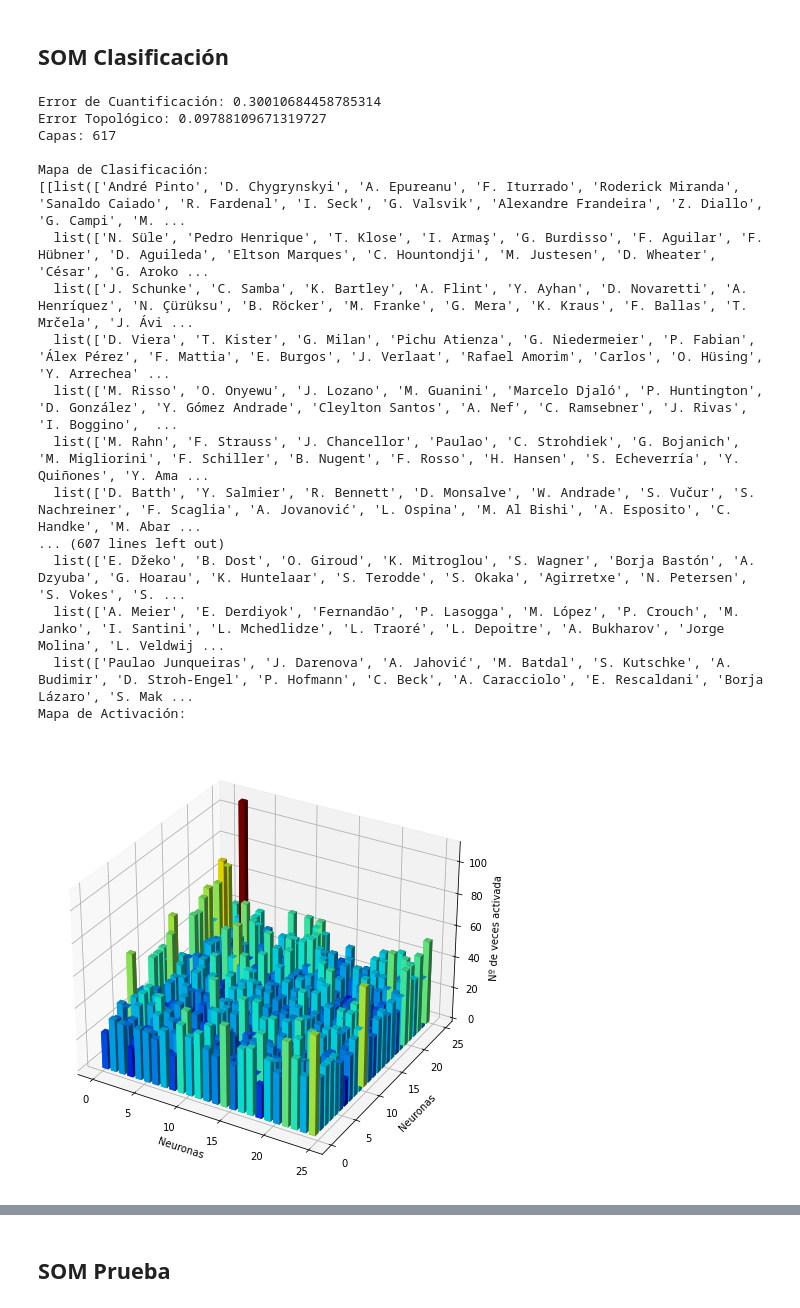
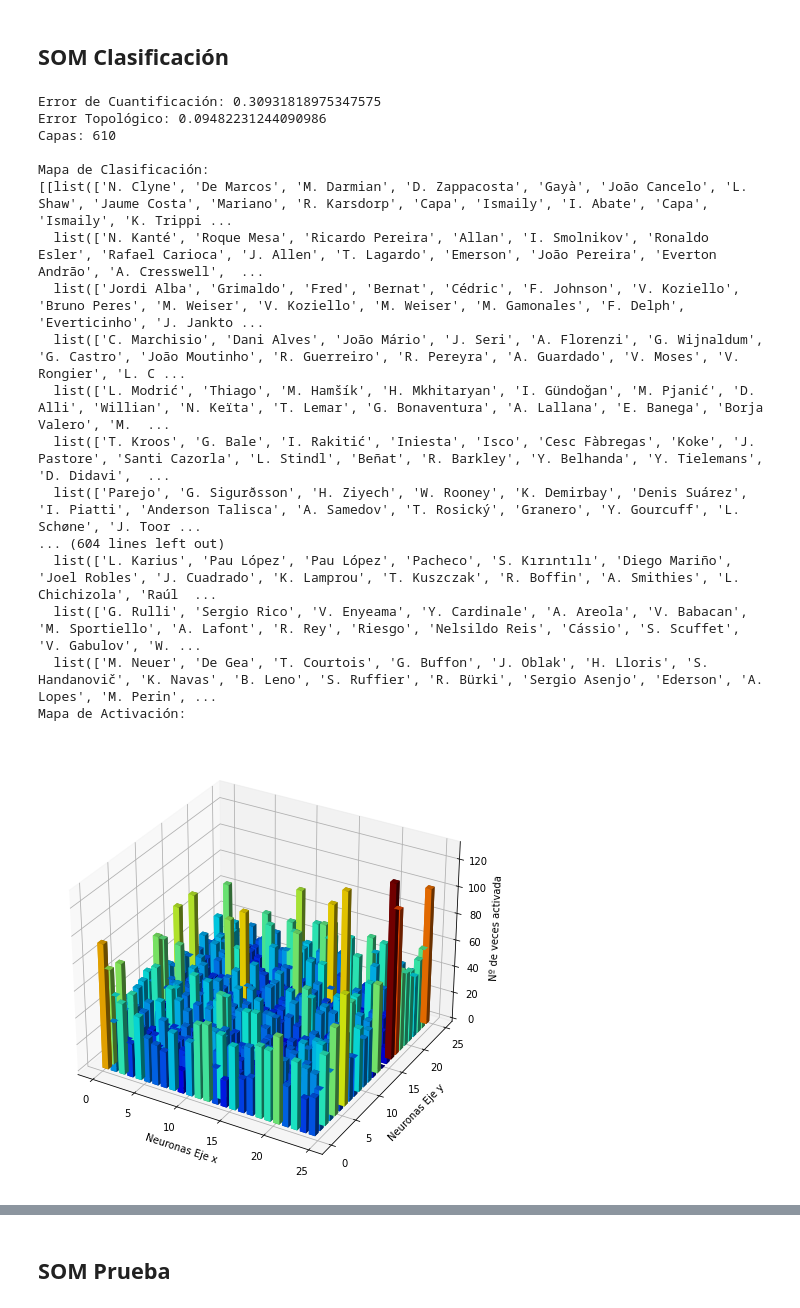
Before and after one commit to marcos261099/Practica1IA2, a Jupyter notebook: p2/L1P2-SOM_jugadores-resultado.ipynb, the cells around one changed output, grey strips where cells are left out. Drawn from its saved outputs; the diff is of its cells as text; code cells hidden in the pictures.

```diff
--- a/p2/L1P2-SOM_jugadores-resultado.ipynb
+++ b/p2/L1P2-SOM_jugadores-resultado.ipynb
@@ -16,9 +16,9 @@ np.random.seed(100)
 # %% [markdown]
 #### Dataset que se va a utilizar para el entrenamiento
 # %%
-DataFrame=pd.read_csv('Jugadores_Característica.csv',low_memory=False)
-IDs=DataFrame.ID.tolist()
-DataFrame=DataFrame.drop(columns=['Unnamed: 0',"ID"])
+DataFrameOrg=pd.read_csv('Jugadores_Característica.csv',low_memory=False)
+IDs=DataFrameOrg.ID.tolist()
+DataFrame=DataFrameOrg.drop(columns=['Unnamed: 0',"ID"])
 datos=DataFrame.to_numpy()
 
 for index,x in enumerate(datos):
@@ -31,5 +31,5 @@ datos = datos.astype(np.float)
 DataFrameDatosPersonales=pd.read_csv('Jugadores_DatosPersonales.csv')
 DataFrameDatosPosiciones=pd.read_csv('Jugadores_Posiciones.csv')
 #DataFrame.iloc[16955] #sale que tiene 116 de stamina eso es posible???
-datos.shape
+datos
 # %% [output]
@@ -40,8 +46,8 @@ datos.shape
 # %%
 # Inicializa tamaño del mapa de Kohonen, número de iteraciones y learning rate
 # Inicializa normalizar_datos dependiendo de si tienes que normalizar los datos o no
-lado_mapa = 25 #25*25 =625, tendremos 900 neuronas
-periodo = 100000 # las veces que se repite
+lado_mapa = 25 #25*25 =625, tendremos 625 neuronas
+periodo = 25000 # las veces que se repite
 learning_rate =  0.5 # cuanto se desplaza la neurona
 normalizar_datos = True #normalizamos los datos
 # %% [markdown]
@@ -150,8 +156,8 @@ def histograma3D(datos):
     z_data=cordenadas eje z
     '''
 
-    x_data = x_data.T.flatten()
-    y_data = y_data.T.flatten()
+    x_data = x_data.flatten()
+    y_data = y_data.flatten()
     z_data = datos.flatten()
 
     colors = plt.cm.jet(z_data/float(datos.max())) # se crea una  matrix Lado*lado ,4 ; el 4 es porque esta en formato rgba
@@ -162,8 +168,8 @@ def histograma3D(datos):
     ax.bar3d( x_data,y_data,np.zeros(len(z_data)),0.7, 0.7, z_data, color=colors)
     # Los dos valores numericos, representan el grosor de la barra, el primero respecto al eje x y el otro respecto al z
 
-    ax.set_xlabel('Neuronas')
-    ax.set_ylabel('Neuronas')
+    ax.set_xlabel('Neuronas Eje x')
+    ax.set_ylabel('Neuronas Eje y')
     ax.set_zlabel('Nº de veces activada')
     plt.show()
 # %% [markdown]
@@ -215,7 +221,7 @@ Iteración: 100000
 ## SOM Clasificación
 # %%
 # Clasifica los patrones de entrenamiento con la matriz de pesos recién entrenada
-def clasificacion(datos,num_datos):
+def clasificacion(datos,num_datos,IDs):
     Mapa_Clasificacion =np.zeros((lado_mapa,lado_mapa),dtype=object) #guarda en cada neurona el último patrón clasificado.
     Mapa_Activacion =np.zeros((lado_mapa,lado_mapa)) #guarda el número de patrones reconocido por cada neurona
     Mapa_Distancias =np.zeros((lado_mapa,lado_mapa)) #guarda la distancia media de todos los patrones de la clase con su vector de pesos
@@ -266,25 +272,25 @@ def clasificacion(datos,num_datos):
     print("\n\nMapa de Distancias:\n\n"+ str(Mapa_Distancias))
     return Mapa_Clasificacion,Mapa_Activacion
 # %%
-Mapa_Clasificacion,Mapa_Activacion=clasificacion(datos,num_datos)
+Mapa_Clasificacion,Mapa_Activacion=clasificacion(datos,num_datos,IDs)
 # %% [output]
-Error de Cuantificación: 0.30010684458785314
-Error Topológico: 0.09788109671319727
-Capas: 617
+Error de Cuantificación: 0.30931818975347575
+Error Topológico: 0.09482231244090986
+Capas: 610
 
 Mapa de Clasificación:
-[[list(['André Pinto', 'D. Chygrynskyi', 'A. Epureanu', 'F. Iturrado', 'Roderick Miranda', 'Sanaldo Caiado', 'R. Fardenal', 'I. Seck', 'G. Valsvik', 'Alexandre Frandeira', 'Z. Diallo', 'G. Campi', 'M. ...
-  list(['N. Süle', 'Pedro Henrique', 'T. Klose', 'I. Armaş', 'G. Burdisso', 'F. Aguilar', 'F. Hübner', 'D. Aguileda', 'Eltson Marques', 'C. Hountondji', 'M. Justesen', 'D. Wheater', 'César', 'G. Aroko ...
-  list(['J. Schunke', 'C. Samba', 'K. Bartley', 'A. Flint', 'Y. Ayhan', 'D. Novaretti', 'A. Henríquez', 'N. Çürüksu', 'B. Röcker', 'M. Franke', 'G. Mera', 'K. Kraus', 'F. Ballas', 'T. Mrčela', 'J. Ávi ...
-  list(['D. Viera', 'T. Kister', 'G. Milan', 'Pichu Atienza', 'G. Niedermeier', 'P. Fabian', 'Álex Pérez', 'F. Mattia', 'E. Burgos', 'J. Verlaat', 'Rafael Amorim', 'Carlos', 'O. Hüsing', 'Y. Arrechea' ...
-  list(['M. Risso', 'O. Onyewu', 'J. Lozano', 'M. Guanini', 'Marcelo Djaló', 'P. Huntington', 'D. González', 'Y. Gómez Andrade', 'Cleylton Santos', 'A. Nef', 'C. Ramsebner', 'J. Rivas', 'I. Boggino',  ...
-  list(['M. Rahn', 'F. Strauss', 'J. Chancellor', 'Paulao', 'C. Strohdiek', 'G. Bojanich', 'M. Migliorini', 'F. Schiller', 'B. Nugent', 'F. Rosso', 'H. Hansen', 'S. Echeverría', 'Y. Quiñones', 'Y. Ama ...
-  list(['D. Batth', 'Y. Salmier', 'R. Bennett', 'D. Monsalve', 'W. Andrade', 'S. Vučur', 'S. Nachreiner', 'F. Scaglia', 'A. Jovanović', 'L. Ospina', 'M. Al Bishi', 'A. Esposito', 'C. Handke', 'M. Abar ...
-... (607 lines left out)
-  list(['E. Džeko', 'B. Dost', 'O. Giroud', 'K. Mitroglou', 'S. Wagner', 'Borja Bastón', 'A. Dzyuba', 'G. Hoarau', 'K. Huntelaar', 'S. Terodde', 'S. Okaka', 'Agirretxe', 'N. Petersen', 'S. Vokes', 'S. ...
-  list(['A. Meier', 'E. Derdiyok', 'Fernandão', 'P. Lasogga', 'M. López', 'P. Crouch', 'M. Janko', 'I. Santini', 'L. Mchedlidze', 'L. Traoré', 'L. Depoitre', 'A. Bukharov', 'Jorge Molina', 'L. Veldwij ...
-  list(['Paulao Junqueiras', 'J. Darenova', 'A. Jahović', 'M. Batdal', 'S. Kutschke', 'A. Budimir', 'D. Stroh-Engel', 'P. Hofmann', 'C. Beck', 'A. Caracciolo', 'E. Rescaldani', 'Borja Lázaro', 'S. Mak ...
+[[list(['N. Clyne', 'De Marcos', 'M. Darmian', 'D. Zappacosta', 'Gayà', 'João Cancelo', 'L. Shaw', 'Jaume Costa', 'Mariano', 'R. Karsdorp', 'Capa', 'Ismaily', 'I. Abate', 'Capa', 'Ismaily', 'K. Trippi ...
+  list(['N. Kanté', 'Roque Mesa', 'Ricardo Pereira', 'Allan', 'I. Smolnikov', 'Ronaldo Esler', 'Rafael Carioca', 'J. Allen', 'T. Lagardo', 'Emerson', 'João Pereira', 'Everton Andrão', 'A. Cresswell',  ...
+  list(['Jordi Alba', 'Grimaldo', 'Fred', 'Bernat', 'Cédric', 'F. Johnson', 'V. Koziello', 'Bruno Peres', 'M. Weiser', 'V. Koziello', 'M. Weiser', 'M. Gamonales', 'F. Delph', 'Everticinho', 'J. Jankto ...
+  list(['C. Marchisio', 'Dani Alves', 'João Mário', 'J. Seri', 'A. Florenzi', 'G. Wijnaldum', 'G. Castro', 'João Moutinho', 'R. Guerreiro', 'R. Pereyra', 'A. Guardado', 'V. Moses', 'V. Rongier', 'L. C ...
+  list(['L. Modrić', 'Thiago', 'M. Hamšík', 'H. Mkhitaryan', 'I. Gündoğan', 'M. Pjanić', 'D. Alli', 'Willian', 'N. Keïta', 'T. Lemar', 'G. Bonaventura', 'A. Lallana', 'E. Banega', 'Borja Valero', 'M.  ...
+  list(['T. Kroos', 'G. Bale', 'I. Rakitić', 'Iniesta', 'Isco', 'Cesc Fàbregas', 'Koke', 'J. Pastore', 'Santi Cazorla', 'L. Stindl', 'Beñat', 'R. Barkley', 'Y. Belhanda', 'Y. Tielemans', 'D. Didavi',  ...
+  list(['Parejo', 'G. Sigurðsson', 'H. Ziyech', 'W. Rooney', 'K. Demirbay', 'Denis Suárez', 'I. Piatti', 'Anderson Talisca', 'A. Samedov', 'T. Rosický', 'Granero', 'Y. Gourcuff', 'L. Schøne', 'J. Toor ...
+... (604 lines left out)
+  list(['L. Karius', 'Pau López', 'Pau López', 'Pacheco', 'S. Kırıntılı', 'Diego Mariño', 'Joel Robles', 'J. Cuadrado', 'K. Lamprou', 'T. Kuszczak', 'R. Boffin', 'A. Smithies', 'L. Chichizola', 'Raúl  ...
+  list(['G. Rulli', 'Sergio Rico', 'V. Enyeama', 'Y. Cardinale', 'A. Areola', 'V. Babacan', 'M. Sportiello', 'A. Lafont', 'R. Rey', 'Riesgo', 'Nelsildo Reis', 'Cássio', 'S. Scuffet', 'V. Gabulov', 'W. ...
+  list(['M. Neuer', 'De Gea', 'T. Courtois', 'G. Buffon', 'J. Oblak', 'H. Lloris', 'S. Handanovič', 'K. Navas', 'B. Leno', 'S. Ruffier', 'R. Bürki', 'Sergio Asenjo', 'Ederson', 'A. Lopes', 'M. Perin', ...
 Mapa de Activación:
-[figure, old version]
+[figure, new version]
 Mapa de Distancias:
 
```
Also changed, not shown: parts of 19 cells of this notebook.
